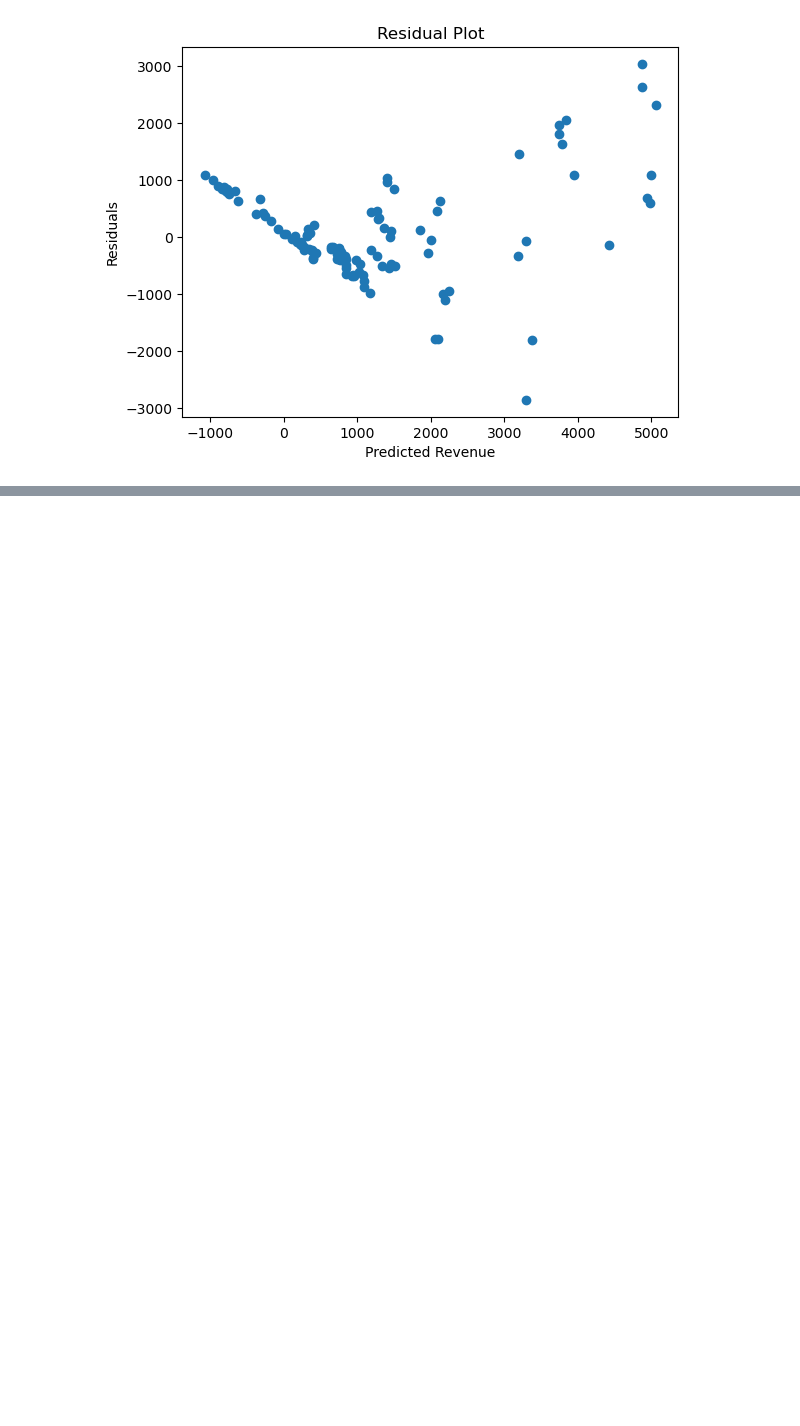
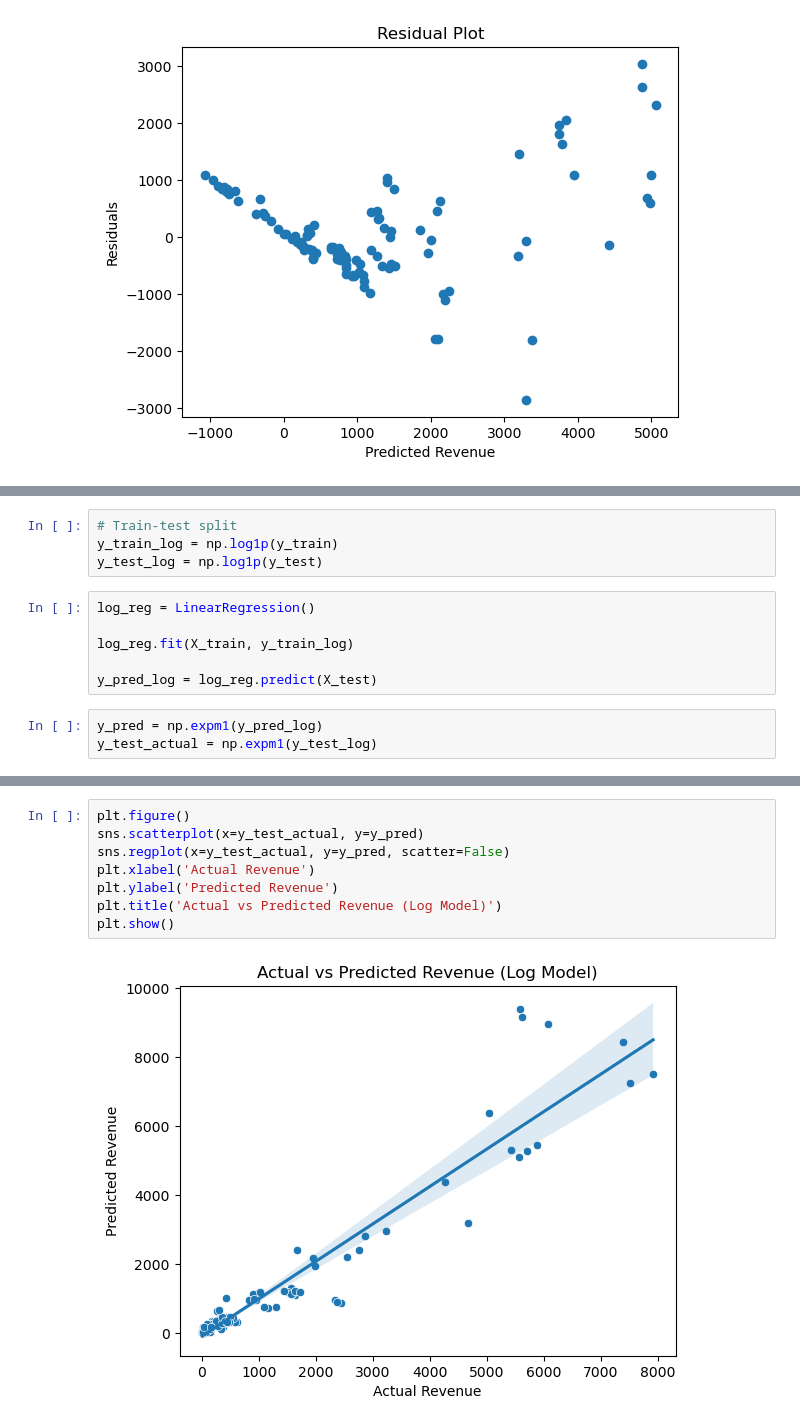
Before and after one commit to fedexid/coffee-shop-mlr, a Jupyter notebook: coffee_shop.ipynb, the cells around one changed output, grey strips where cells are left out. Drawn from its saved outputs; the diff is of its cells as text; blank space fills up the shorter version.

```diff
--- a/coffee_shop.ipynb
+++ b/coffee_shop.ipynb
@@ -240,0 +304,13 @@ plt.show()
+# %%
+# Train-test split
+y_train_log = np.log1p(y_train)
+y_test_log = np.log1p(y_test)
+# %%
+log_reg = LinearRegression()
+
+log_reg.fit(X_train, y_train_log)
+
+y_pred_log = log_reg.predict(X_test)
+# %%
+y_pred = np.expm1(y_pred_log)
+y_test_actual = np.expm1(y_test_log)
@@ -240,0 +328,10 @@ plt.show()
+# %%
+plt.figure()
+sns.scatterplot(x=y_test_actual, y=y_pred)
+sns.regplot(x=y_test_actual, y=y_pred, scatter=False)
+plt.xlabel('Actual Revenue')
+plt.ylabel('Predicted Revenue')
+plt.title('Actual vs Predicted Revenue (Log Model)')
+plt.show()
+# %% [output]
+[figure, added]
```
Also changed, not shown: parts of 24 cells of this notebook.
